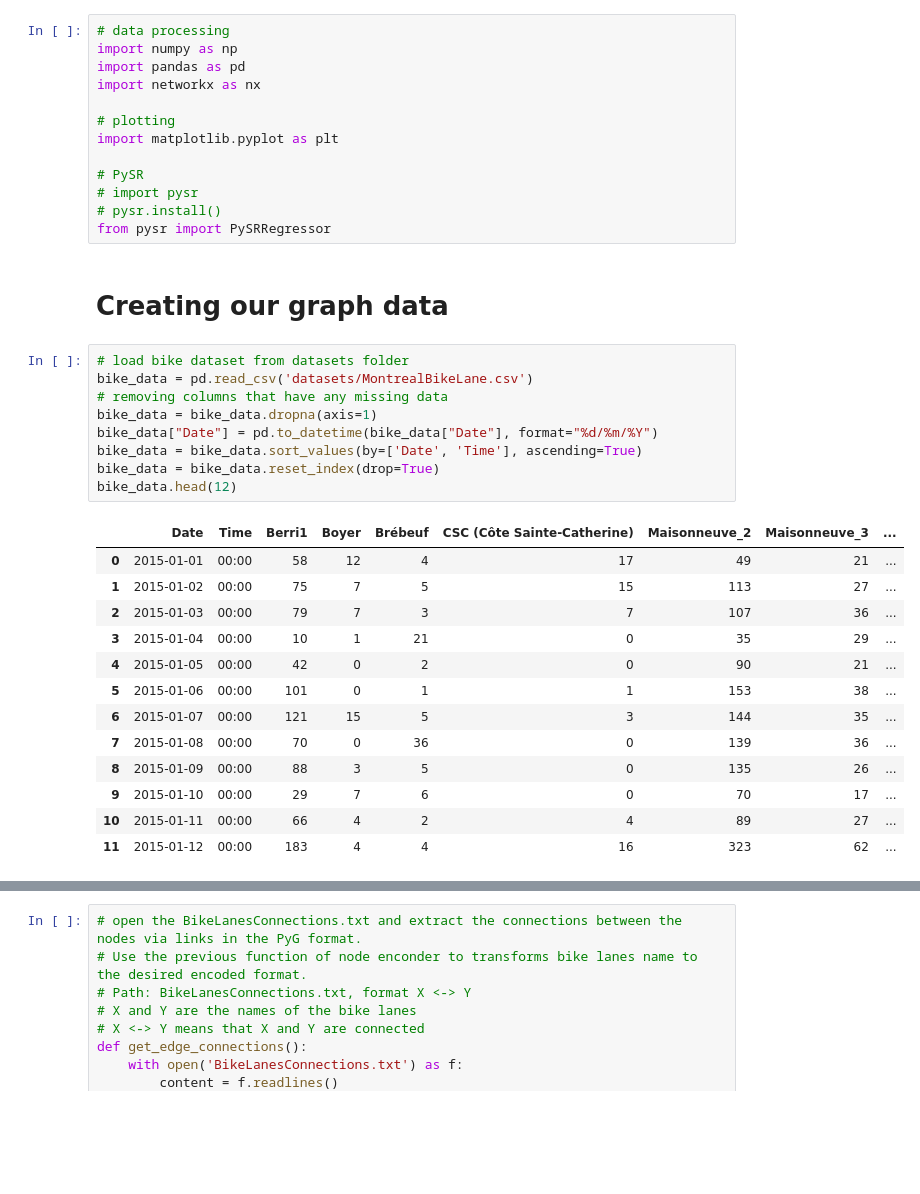
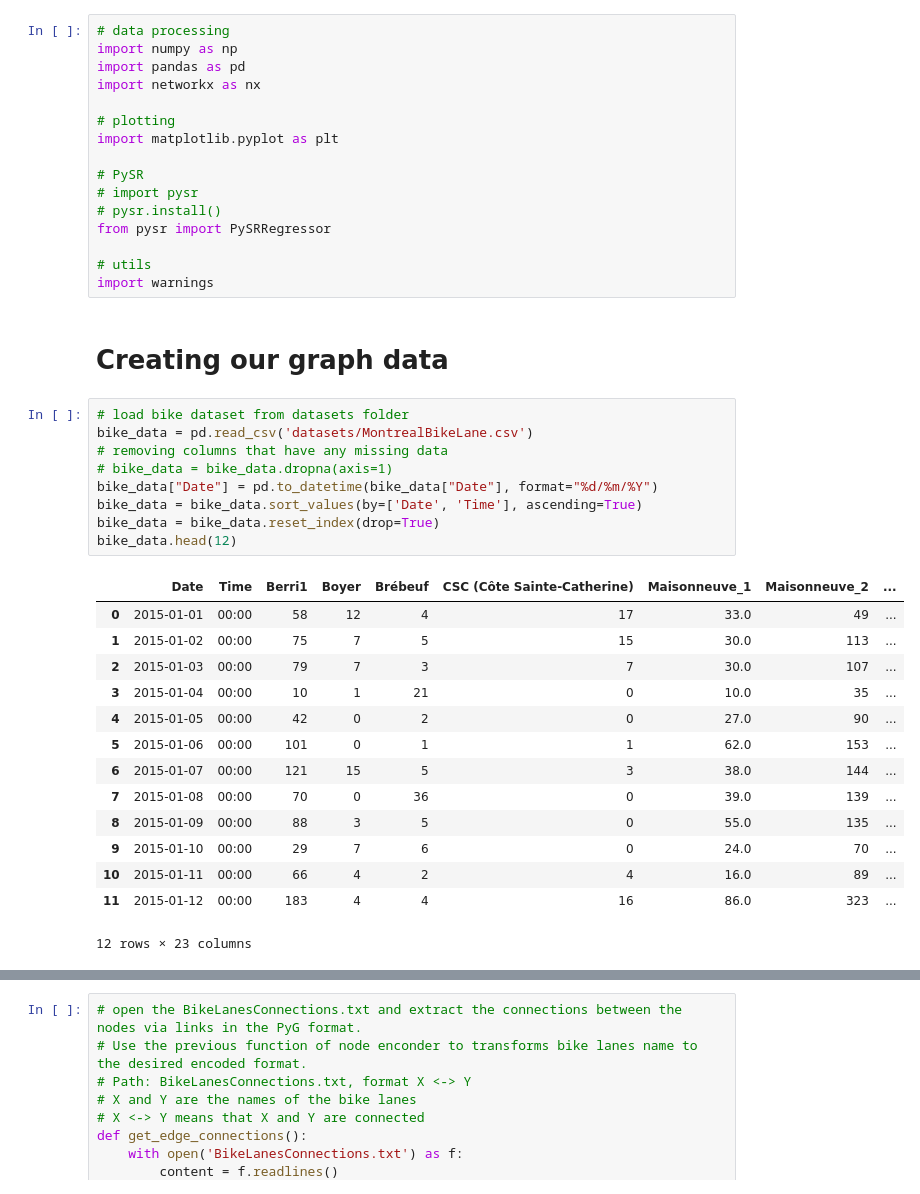
Before and after one commit to ufabc-bcc/srbench-competition-2023-track-2-c-bio-ufpr, a Jupyter notebook: graphGP.ipynb, the cells around one changed output, grey strips where cells are left out. Saved outputs shown, nothing was run; the diff lists cells and outputs as text; blank space fills up the shorter version.

```diff
--- a/graphGP.ipynb
+++ b/graphGP.ipynb
@@ -11,31 +11,35 @@ import matplotlib.pyplot as plt
 # import pysr
 # pysr.install()
 from pysr import PySRRegressor
+
+# utils
+import warnings
 # %% [markdown]
 # Creating our graph data
 # %%
 # load bike dataset from datasets folder
 bike_data = pd.read_csv('datasets/MontrealBikeLane.csv')
 # removing columns that have any missing data
-bike_data = bike_data.dropna(axis=1)
+# bike_data = bike_data.dropna(axis=1)
 bike_data["Date"] = pd.to_datetime(bike_data["Date"], format="%d/%m/%Y")
 bike_data = bike_data.sort_values(by=['Date', 'Time'], ascending=True)
 bike_data = bike_data.reset_index(drop=True)
 bike_data.head(12)
 # %% [output]
-|  | Date | Time | Berri1 | Boyer | Brébeuf | CSC (Côte Sainte-Catherine) | Maisonneuve_2 | Maisonneuve_3 | ... |
-| 0 | 2015-01-01 | 00:00 | 58 | 12 | 4 | 17 | 49 | 21 | ... |
-| 1 | 2015-01-02 | 00:00 | 75 | 7 | 5 | 15 | 113 | 27 | ... |
-| 2 | 2015-01-03 | 00:00 | 79 | 7 | 3 | 7 | 107 | 36 | ... |
-| 3 | 2015-01-04 | 00:00 | 10 | 1 | 21 | 0 | 35 | 29 | ... |
-| 4 | 2015-01-05 | 00:00 | 42 | 0 | 2 | 0 | 90 | 21 | ... |
-| 5 | 2015-01-06 | 00:00 | 101 | 0 | 1 | 1 | 153 | 38 | ... |
-| 6 | 2015-01-07 | 00:00 | 121 | 15 | 5 | 3 | 144 | 35 | ... |
-| 7 | 2015-01-08 | 00:00 | 70 | 0 | 36 | 0 | 139 | 36 | ... |
-| 8 | 2015-01-09 | 00:00 | 88 | 3 | 5 | 0 | 135 | 26 | ... |
-| 9 | 2015-01-10 | 00:00 | 29 | 7 | 6 | 0 | 70 | 17 | ... |
-| 10 | 2015-01-11 | 00:00 | 66 | 4 | 2 | 4 | 89 | 27 | ... |
-| 11 | 2015-01-12 | 00:00 | 183 | 4 | 4 | 16 | 323 | 62 | ... |
+|  | Date | Time | Berri1 | Boyer | Brébeuf | CSC (Côte Sainte-Catherine) | Maisonneuve_1 | Maisonneuve_2 | ... |
+| 0 | 2015-01-01 | 00:00 | 58 | 12 | 4 | 17 | 33.0 | 49 | ... |
+| 1 | 2015-01-02 | 00:00 | 75 | 7 | 5 | 15 | 30.0 | 113 | ... |
+| 2 | 2015-01-03 | 00:00 | 79 | 7 | 3 | 7 | 30.0 | 107 | ... |
+| 3 | 2015-01-04 | 00:00 | 10 | 1 | 21 | 0 | 10.0 | 35 | ... |
+| 4 | 2015-01-05 | 00:00 | 42 | 0 | 2 | 0 | 27.0 | 90 | ... |
+| 5 | 2015-01-06 | 00:00 | 101 | 0 | 1 | 1 | 62.0 | 153 | ... |
+| 6 | 2015-01-07 | 00:00 | 121 | 15 | 5 | 3 | 38.0 | 144 | ... |
+| 7 | 2015-01-08 | 00:00 | 70 | 0 | 36 | 0 | 39.0 | 139 | ... |
+| 8 | 2015-01-09 | 00:00 | 88 | 3 | 5 | 0 | 55.0 | 135 | ... |
+| 9 | 2015-01-10 | 00:00 | 29 | 7 | 6 | 0 | 24.0 | 70 | ... |
+| 10 | 2015-01-11 | 00:00 | 66 | 4 | 2 | 4 | 16.0 | 89 | ... |
+| 11 | 2015-01-12 | 00:00 | 183 | 4 | 4 | 16 | 86.0 | 323 | ... |
+12 rows × 23 columns
 # %%
 bike_data.loc[:, [col not in  ["Time"] for col in bike_data.columns]].plot(x="Date", figsize=(20,10))
 # %% [output]
```
Also changed, not shown: parts of 11 cells of this notebook, 2 other files.
